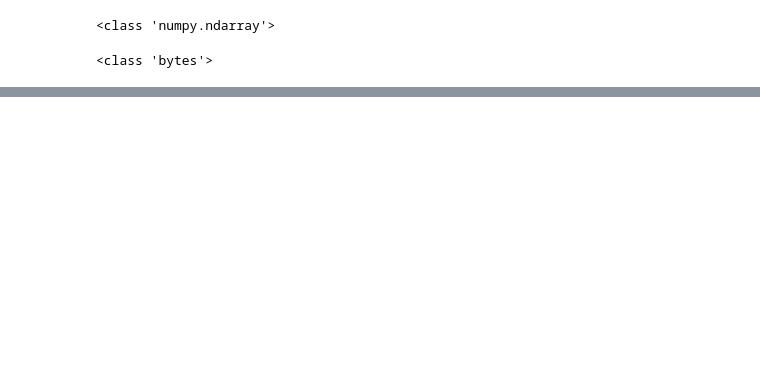
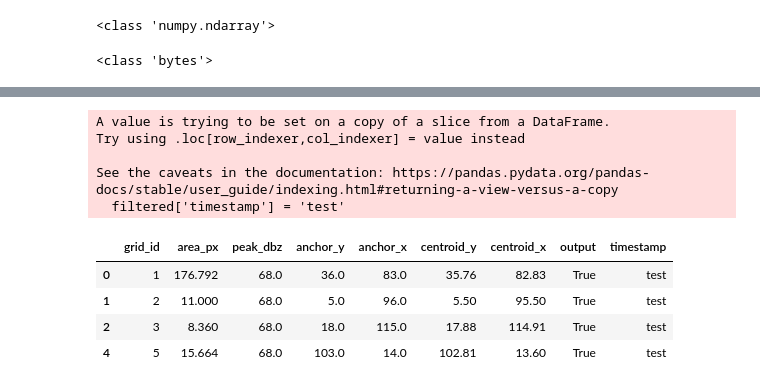
Before and after one commit to ShayneTan03/weather_app, a Jupyter notebook: backend/storm_object_detector/dev.ipynb, the cells around one changed output, grey strips where cells are left out. Drawn from its saved outputs; the diff is of its cells as text; code cells hidden in the pictures; blank space fills up the shorter version.

```diff
--- a/backend/storm_object_detector/dev.ipynb
+++ b/backend/storm_object_detector/dev.ipynb
@@ -397,0 +419,15 @@ print(type(binary_data))
+# %%
+filtered['timestamp'] = 'test'
+
+filtered
+# %% [output]
+A value is trying to be set on a copy of a slice from a DataFrame.
+Try using .loc[row_indexer,col_indexer] = value instead
+
+See the caveats in the documentation: https://pandas.pydata.org/pandas-docs/stable/user_guide/indexing.html#returning-a-view-versus-a-copy
+  filtered['timestamp'] = 'test'
+|  | grid_id | area_px | peak_dbz | anchor_y | anchor_x | centroid_y | centroid_x | output | timestamp |
+| 0 | 1 | 176.792 | 68.0 | 36.0 | 83.0 | 35.76 | 82.83 | True | test |
+| 1 | 2 | 11.000 | 68.0 | 5.0 | 96.0 | 5.50 | 95.50 | True | test |
+| 2 | 3 | 8.360 | 68.0 | 18.0 | 115.0 | 17.88 | 114.91 | True | test |
+| 4 | 5 | 15.664 | 68.0 | 103.0 | 14.0 | 102.81 | 13.60 | True | test |
```
Also changed, not shown: parts of 8 cells of this notebook, 3 other files.
